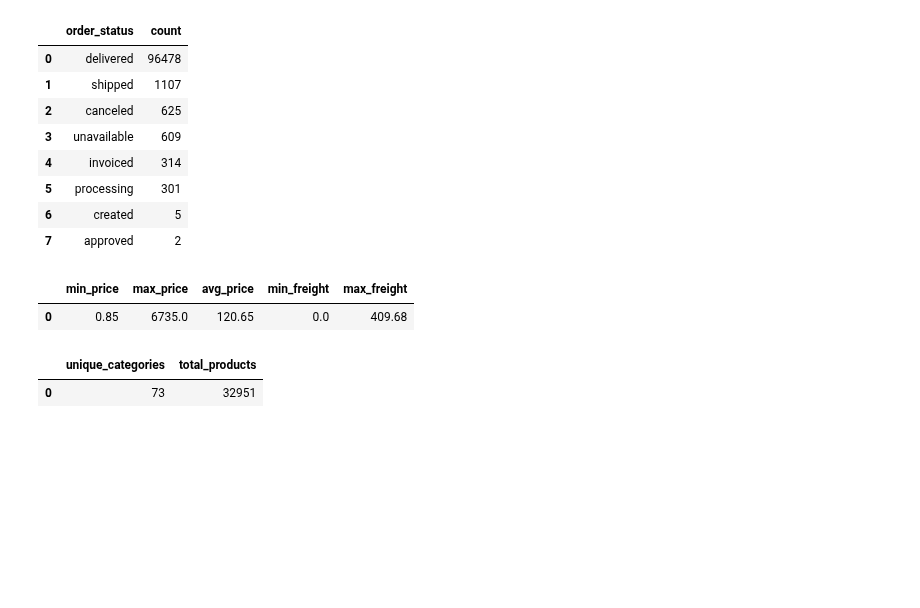
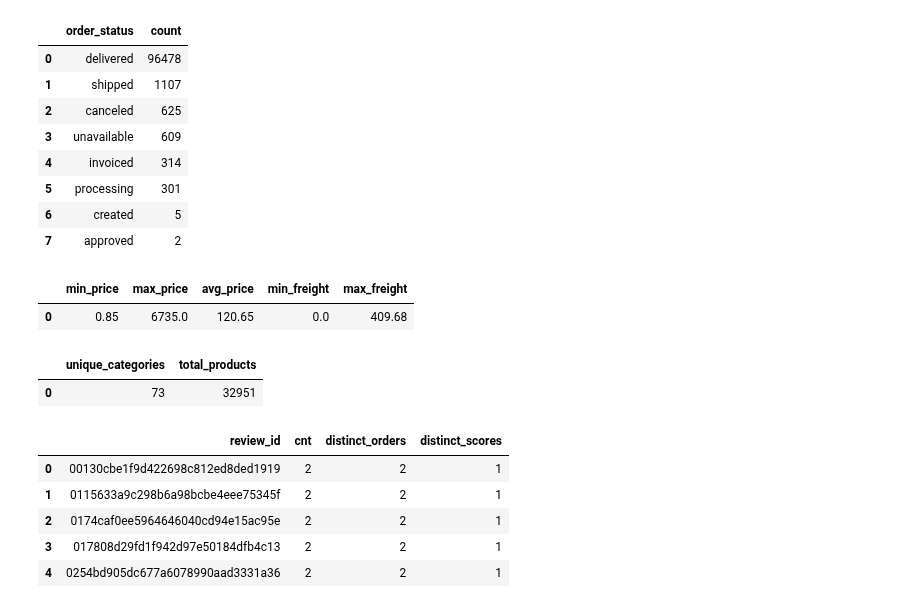
Before and after one commit to anooswajeeh2004/analytics-portfolio, a Jupyter notebook: notebooks/day-01-meet-the-data.ipynb, the cells around one changed output. Drawn from its saved outputs; the diff is of its cells as text; code cells hidden in the pictures; blank space fills up the shorter version.

Commit message:
Update notebooks for Days 0 to 4 with query cells and Markdown interpretations

```diff
--- a/notebooks/day-01-meet-the-data.ipynb
+++ b/notebooks/day-01-meet-the-data.ipynb
@@ -259,3 +259,20 @@ query("""
 # %% [output]
 |  | unique_categories | total_products |
 | 0 | 73 | 32951 |
+# %%
+query("""
+      SELECT review_id, COUNT(*) AS cnt, COUNT(DISTINCT order_id) AS distinct_orders, COUNT(DISTINCT review_score) AS distinct_scores
+FROM order_reviews
+GROUP BY review_id
+HAVING COUNT(*) > 1
+LIMIT 5;
+
+
+      """)
+# %% [output]
+|  | review_id | cnt | distinct_orders | distinct_scores |
+| 0 | 00130cbe1f9d422698c812ed8ded1919 | 2 | 2 | 1 |
+| 1 | 0115633a9c298b6a98bcbe4eee75345f | 2 | 2 | 1 |
+| 2 | 0174caf0ee5964646040cd94e15ac95e | 2 | 2 | 1 |
+| 3 | 017808d29fd1f942d97e50184dfb4c13 | 2 | 2 | 1 |
+| 4 | 0254bd905dc677a6078990aad3331a36 | 2 | 2 | 1 |
```
Also changed, not shown: parts of 20 cells of this notebook, 4 other files.
